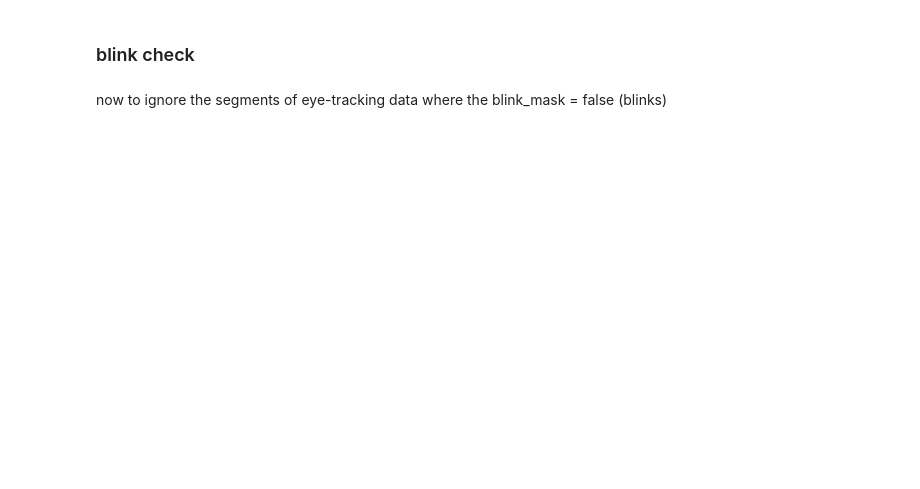
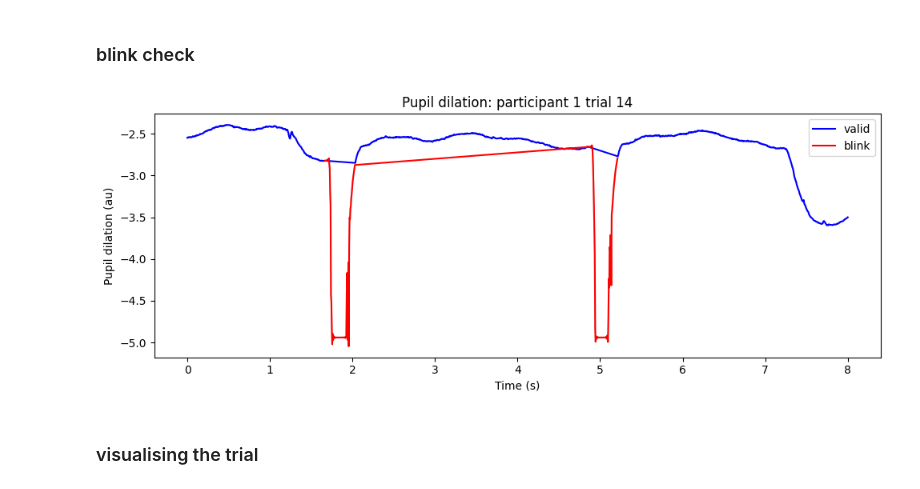
Before and after one commit to anjisuri/lab-project, a Jupyter notebook: blinks.ipynb, the cells around one changed output. Cells and saved outputs as stored; diff of their text form; code cells hidden in the pictures; blank space fills up the shorter version.

```diff
--- a/blinks.ipynb
+++ b/blinks.ipynb
@@ -38,30 +38,33 @@ plt.show()
 # %% [markdown]
 ### blink check
 # %%
-blink_mask = trial_pupil > -4.0 # True = valid, False = blink
+blink_mask = df['pupil'] < -4.0 # True = blink, False = valid
+blink_mask = ndimage.binary_dilation(blink_mask, iterations=15)
 time = np.arange(samples) / fs
 
-# trial_pupil = scipy.ndimage.binary_dilation(trial_pupil)
+# trial_pupil = ndimage.binary_dilation(trial_pupil)
 
 plt.figure(figsize=(10,4))
 
 # entire signal in light grey
-plt.plot(time, trial_pupil, color='lightgrey')
+plt.plot(time, df['pupil'], color='lightgrey')
 
 # valid segments
-plt.plot(time[blink_mask], trial_pupil[blink_mask],
+plt.plot(time[~blink_mask], df['pupil'][~blink_mask],
          color='blue', label='valid')
 
-# blink segments (continuous)
-plt.plot(time[~blink_mask], trial_pupil[~blink_mask],
+# blink segments
+plt.plot(time[blink_mask], df['pupil'][blink_mask],
          color='red', label='blink')
 
 plt.title(f'Pupil dilation: participant {participant} trial {trial_number}')
 plt.xlabel('Time (s)')
 plt.ylabel('Pupil dilation (au)')
 plt.legend()
 plt.tight_layout()
 plt.show()
+# %% [output]
+[figure, added]
 # %% [markdown]
-now to ignore the segments of eye-tracking data where the blink_mask = false (blinks)
+### visualising the trial
 # %%
```
Also changed, not shown: parts of 10 cells of this notebook, 2 other files.
